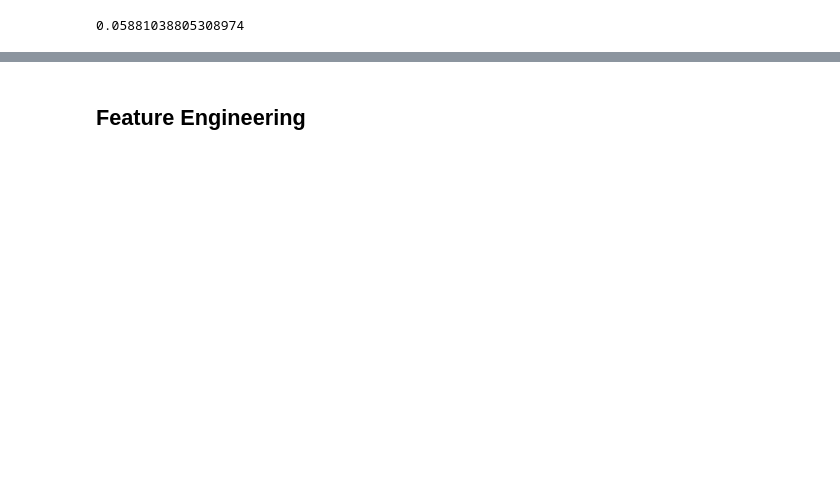
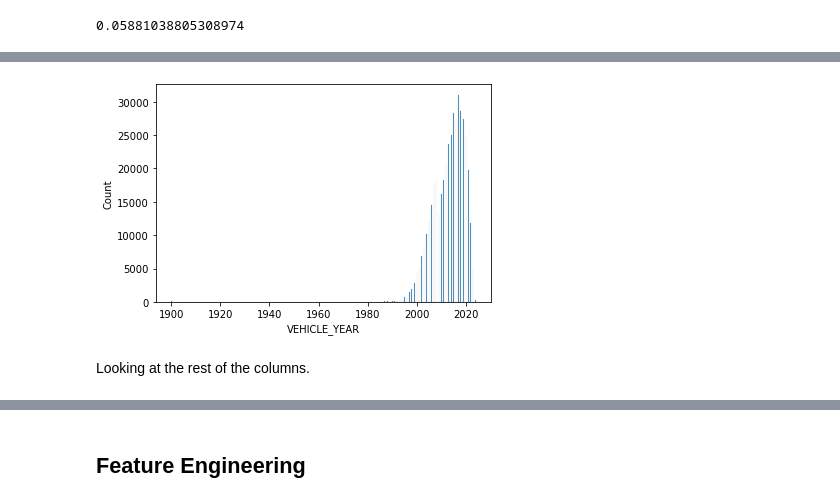
Before and after one commit to dangrosen/Chicago-Car-Accidents, a Jupyter notebook: notebook-John.ipynb, the cells around one changed output, grey strips where cells are left out. Saved outputs shown, nothing was run; the diff lists cells and outputs as text; code cells hidden in the pictures; blank space fills up the shorter version.

```diff
--- a/notebook-John.ipynb
+++ b/notebook-John.ipynb
@@ -256,7 +259,7 @@ This is a binary flag, but the missing values represent the overwhelming majorit
 # %%
 # Dropping all columns determined not to be useful
 
-df.drop(columns = ["CMRC_VEH_I", "EXCEED_SPEED_LIMIT_I", "CELL_PHONE_USE", ], inplace=True)
+df.drop(columns = ["CMRC_VEH_I", "EXCEED_SPEED_LIMIT_I", "CELL_PHONE_USE"], inplace=True)
 # %%
 #Sanity Check
 
@@ -337,0 +356,6 @@ Now we compare variables to the DAMAGE column. We will be making a target based
+# %%
+sns.histplot(df["VEHICLE_YEAR"]);
+# %% [output]
+[figure, added]
+# %% [markdown]
+Looking at the rest of the columns.
```
Also changed, not shown: parts of 114 cells of this notebook, 1 other file.
